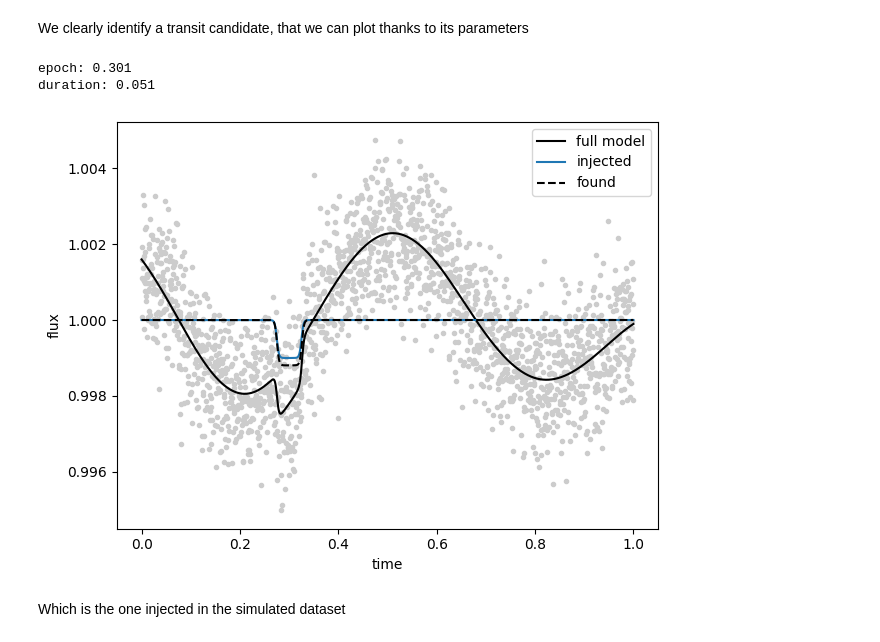
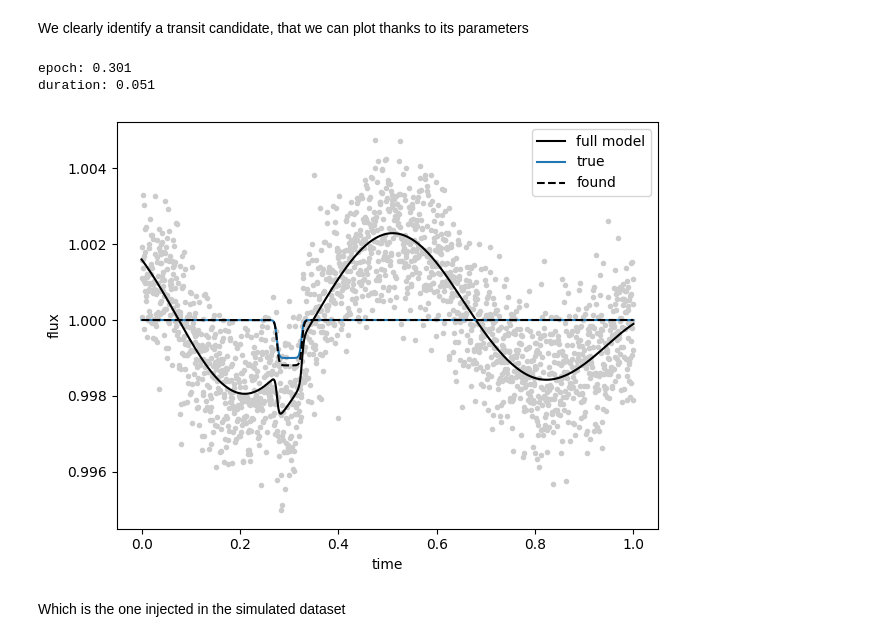
Before and after one commit to lgrcia/nuance, a Jupyter notebook: docs/notebooks/single.ipynb, the cells around one changed output. Cells and saved outputs as stored; diff of their text form; code cells hidden in the pictures.

```diff
--- a/docs/notebooks/single.ipynb
+++ b/docs/notebooks/single.ipynb
@@ -55,26 +55,26 @@ We clearly identify a transit candidate, that we can plot thanks to its paramete
 # %%
 i, j = np.unravel_index(np.argmax(nu.search_data.ll), nu.search_data.ll.shape)
 t0, D = nu.search_data.t0s[i], nu.search_data.Ds[j]
 linear, astro, noise = nu.models(t0, D)
 plt.plot(time, flux, ".", c="0.8")
 plt.plot(time, linear + astro + noise, c="k", label="full model")
 plt.plot(
     time,
     true["depth"] * nu.model(t, D=true["D"], t0=true["t0"]) + 1.0,
     ls="-",
     c="C0",
-    label="injected",
+    label="true",
 )
 plt.plot(time, astro + 1.0, ls="--", c="k", label="found")
 plt.legend()
 plt.ylabel("flux")
 plt.xlabel("time")
 
 plt.tight_layout()
 print("\n".join([f"{n}: {v:.3f}" for n, v in zip(["epoch", "duration"], [t0, D])]))
 # %% [output]
 epoch: 0.301
 duration: 0.051
-[figure, old version]
+[figure, new version]
 # %% [markdown]
 Which is the one injected in the simulated dataset
```
Also changed, not shown: 3 other files.
